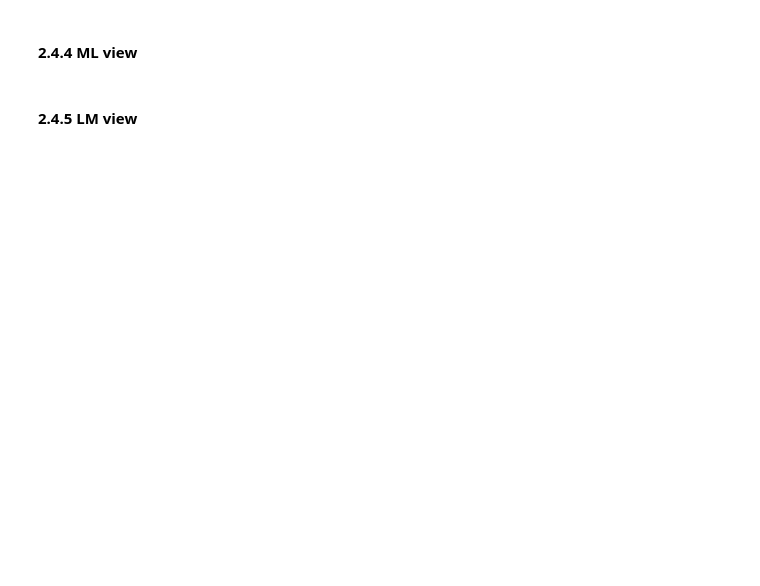
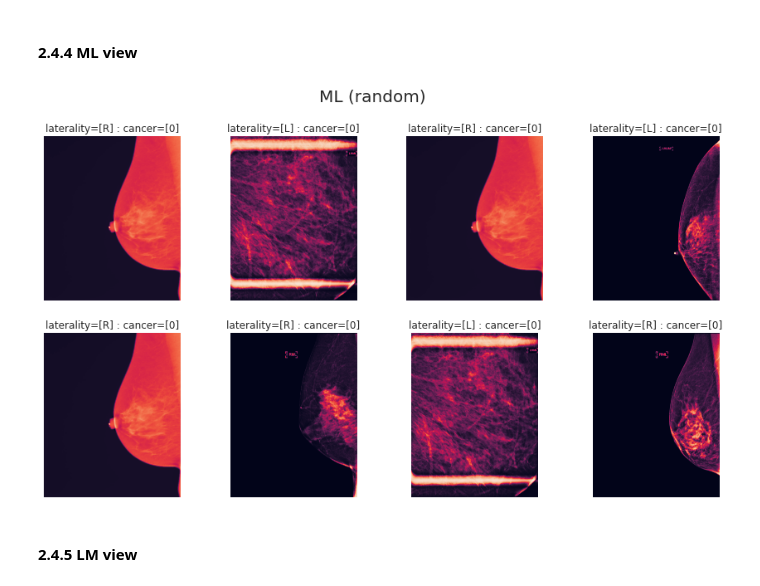
Before and after one commit to sanma-1230/kaggle-competition-rsna, a Jupyter notebook: rsna-eda.ipynb, the cells around one changed output. Saved outputs shown, nothing was run; the diff lists cells and outputs as text; code cells hidden in the pictures; blank space fills up the shorter version.

```diff
--- a/rsna-eda.ipynb
+++ b/rsna-eda.ipynb
@@ -390,4 +424,8 @@ MLOビューとCCビューはどちらも標準ビューとして知られてい
 # %% [markdown]
 #### 2.4.4 ML view
+# %%
+show_view('ML')
+# %% [output]
+[figure, added]
 # %% [markdown]
 #### 2.4.5 LM view
```
Also changed, not shown: parts of 26 cells of this notebook.
